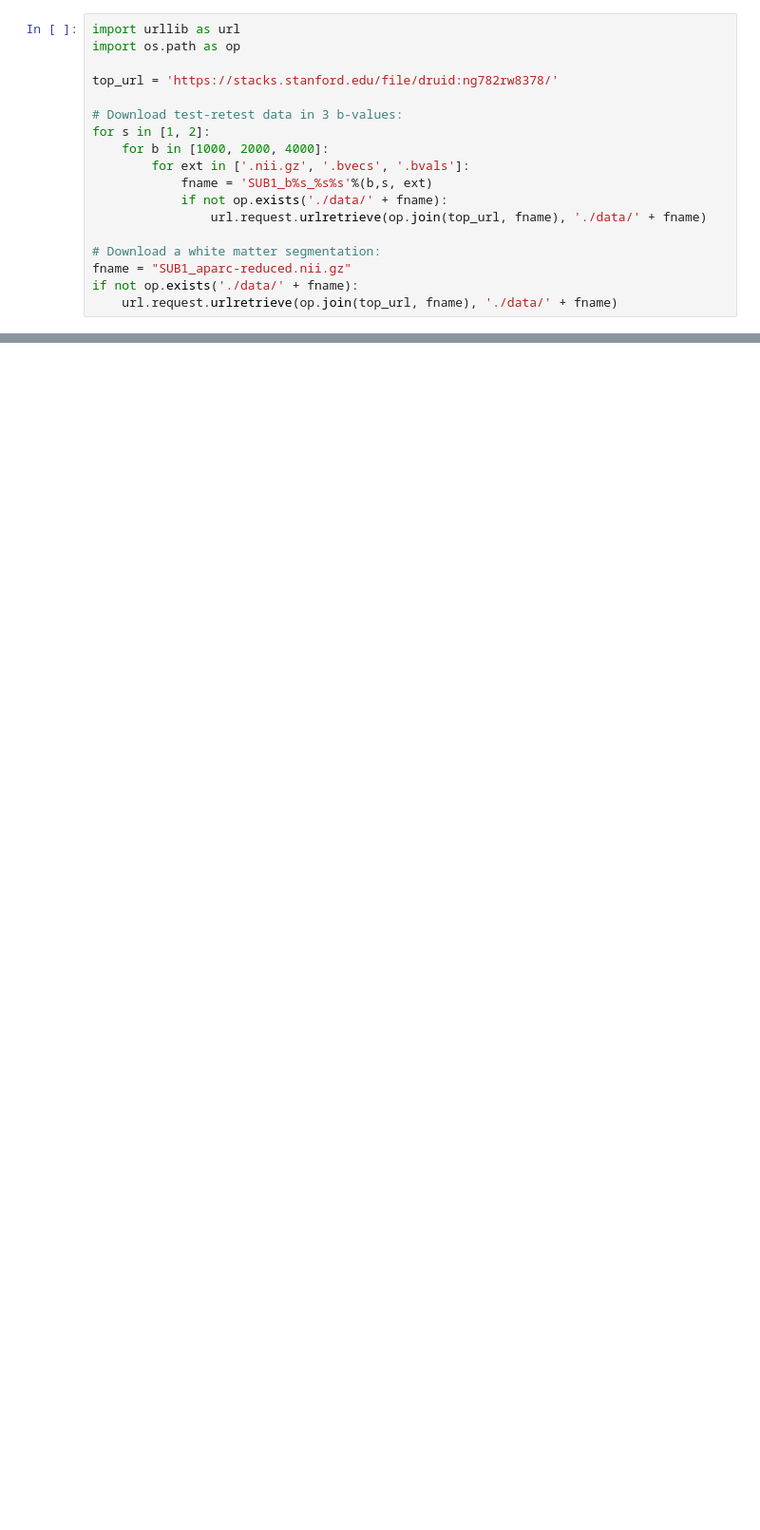
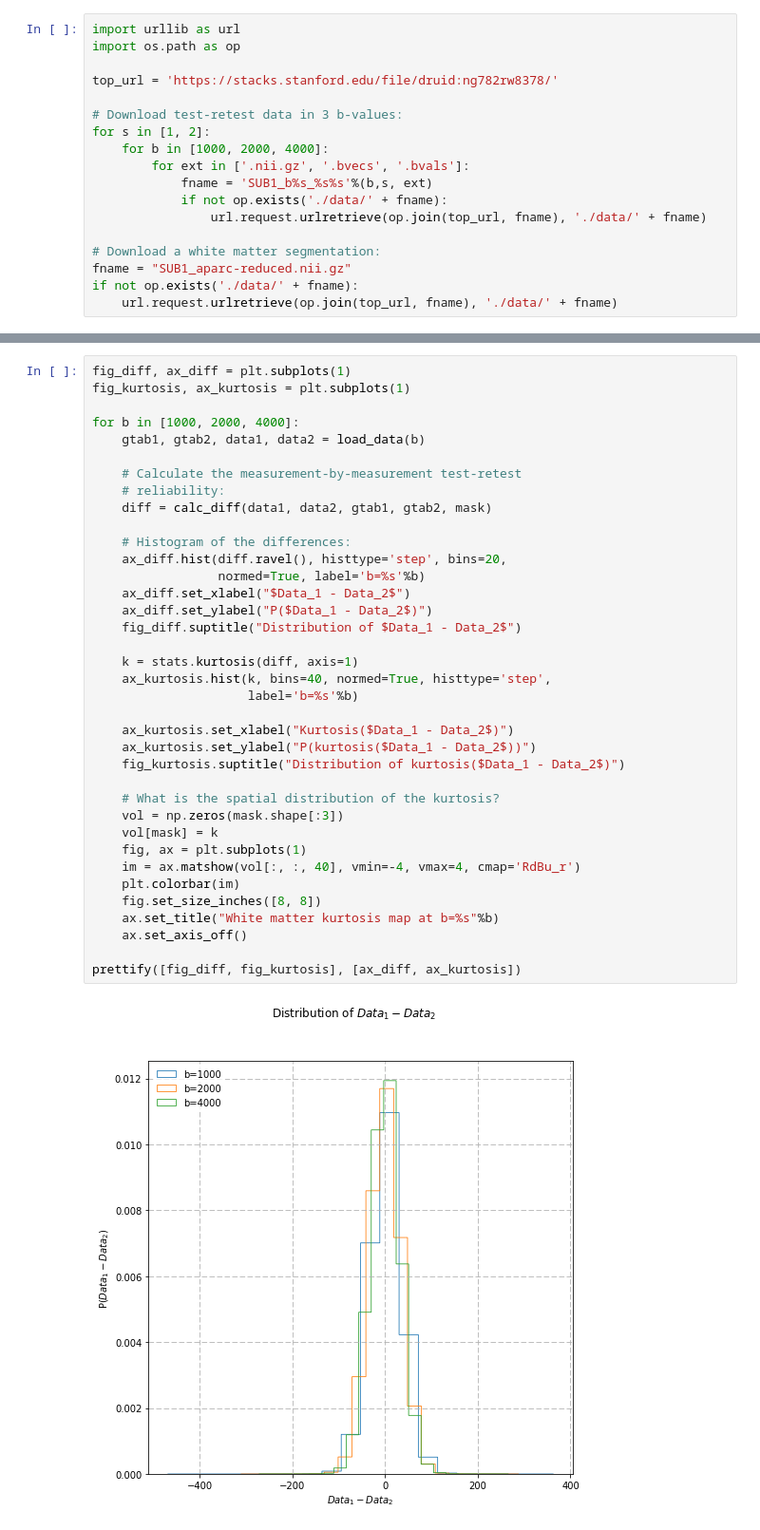
Before and after one commit to arokem/dmri-noise, a Jupyter notebook: dmri-noise.ipynb, the cells around one changed output, grey strips where cells are left out. Shown at 95% size. Cells and saved outputs as stored; diff of their text form; blank space fills up the shorter version.

```diff
--- a/dmri-noise.ipynb
+++ b/dmri-noise.ipynb
@@ -113,0 +149,39 @@ plt.matshow(rmse[:, :, 40], cmap='viridis')
+# %%
+fig_diff, ax_diff = plt.subplots(1)
+fig_kurtosis, ax_kurtosis = plt.subplots(1)
+
+for b in [1000, 2000, 4000]:
+    gtab1, gtab2, data1, data2 = load_data(b)
+
+    # Calculate the measurement-by-measurement test-retest
+    # reliability:
+    diff = calc_diff(data1, data2, gtab1, gtab2, mask)
+
+    # Histogram of the differences:
+    ax_diff.hist(diff.ravel(), histtype='step', bins=20,
+                 normed=True, label='b=%s'%b)
+    ax_diff.set_xlabel("$Data_1 - Data_2$")
+    ax_diff.set_ylabel("P($Data_1 - Data_2$)")
+    fig_diff.suptitle("Distribution of $Data_1 - Data_2$")
+
+    k = stats.kurtosis(diff, axis=1)
+    ax_kurtosis.hist(k, bins=40, normed=True, histtype='step',
+                     label='b=%s'%b)
+
+    ax_kurtosis.set_xlabel("Kurtosis($Data_1 - Data_2$)")
+    ax_kurtosis.set_ylabel("P(kurtosis($Data_1 - Data_2$))")
+    fig_kurtosis.suptitle("Distribution of kurtosis($Data_1 - Data_2$)")
+
+    # What is the spatial distribution of the kurtosis?
+    vol = np.zeros(mask.shape[:3])
+    vol[mask] = k
+    fig, ax = plt.subplots(1)
+    im = ax.matshow(vol[:, :, 40], vmin=-4, vmax=4, cmap='RdBu_r')
+    plt.colorbar(im)
+    fig.set_size_inches([8, 8])
+    ax.set_title("White matter kurtosis map at b=%s"%b)
+    ax.set_axis_off()
+
+prettify([fig_diff, fig_kurtosis], [ax_diff, ax_kurtosis])
+# %% [output]
+[figure, added]
```
Also changed, not shown: parts of 27 cells of this notebook.
